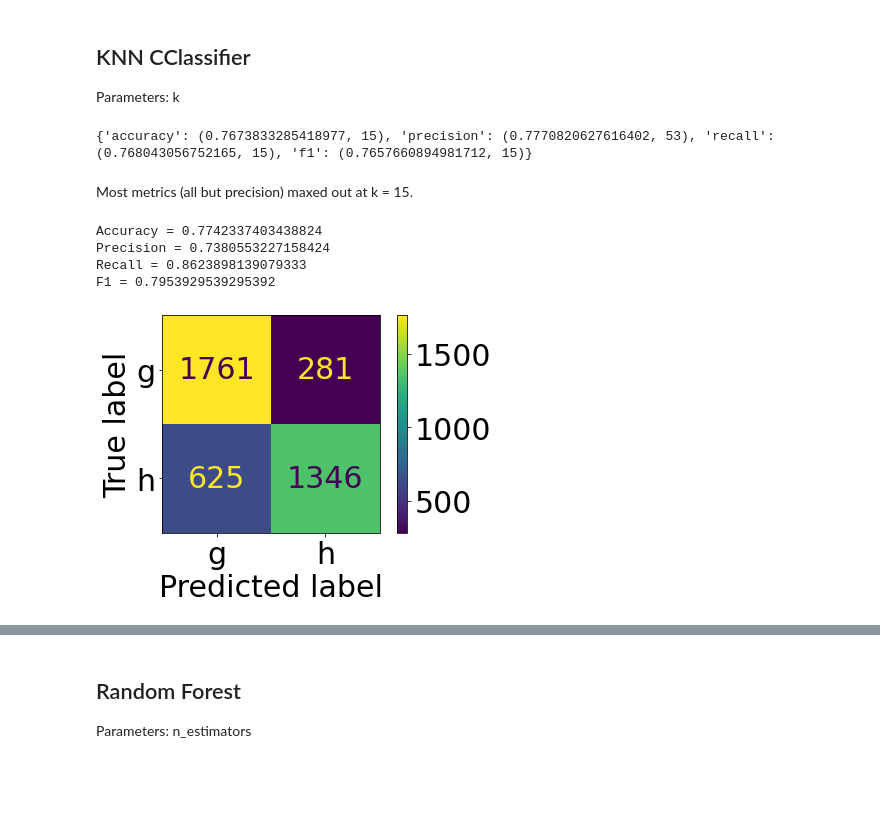
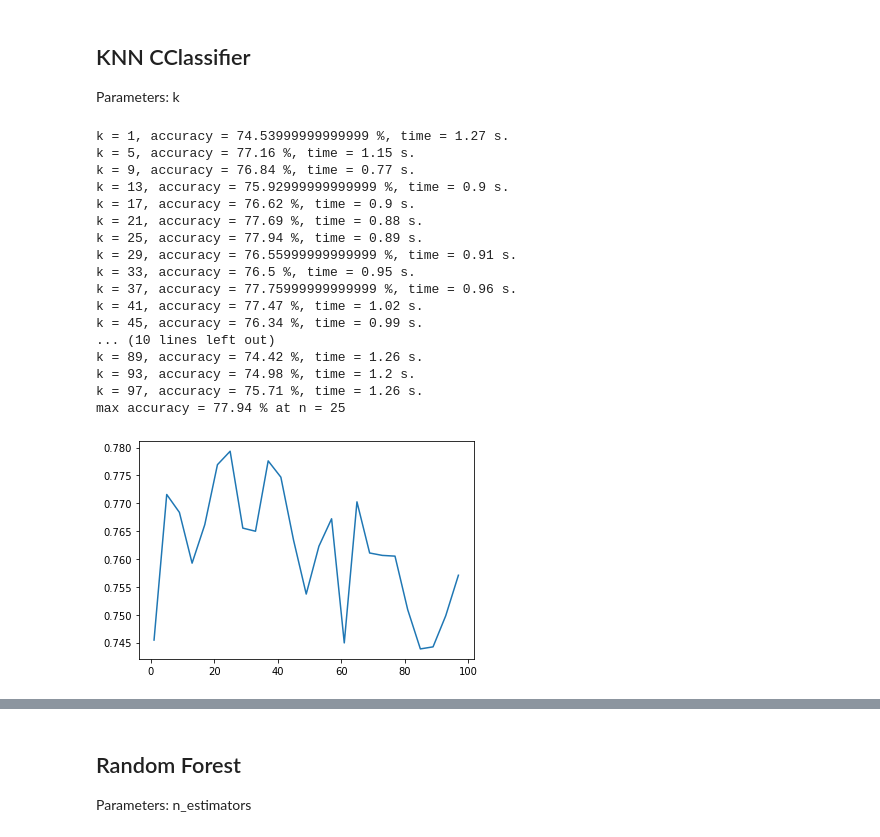
Before and after one commit to moharamfatema/data-classification-ml-python, a Jupyter notebook: classification.ipynb, the cells around one changed output, grey strips where cells are left out. Cells and saved outputs as stored; diff of their text form; code cells hidden in the pictures; blank space fills up the shorter version.

```diff
--- a/classification.ipynb
+++ b/classification.ipynb
@@ -272,41 +376,43 @@ disp_scores(y_test,y_pred_ada_boost)
 
 Parameters: k
 # %%
-# no of samples = 13376 samples
+# k in range (1,100,4)
 
-k_arr = range(1,100,2)
+k_arr = range(1,101,4)
+accuracy_array = [0 for _ in range(len(k_arr))]
 
+for i , k in enumerate(k_arr):
+    knn = KNeighborsClassifier(n_neighbors=k)
+    fit = knn.fit
+    pred = knn.predict
+    time = perf_counter()
+    acc = k_folds(x_train.values,y_train.values,fit,pred)
+    time = perf_counter() - time
+    accuracy_array[i] = acc
+    print(f"k = {k}, accuracy = {round(acc,4)*100} %, time = {round(time,2)} s.")
 
-# tuple: (value of metric, value of n):
+max_acc = max(accuracy_array)
+max_idx = accuracy_array.index(max_acc)
 
-max_avg_scores_at_knn = {k:(-1,-1) for k in METRIC_KEYS}
-
-# takes too long
-
-for n in k_arr:
-    knn = KNeighborsClassifier(n_neighbors=n)
-
-    scores = cross_validation(knn,X,Y)
-    avg_scores = avg_scores_arr(scores)
-    for k,v in max_avg_scores_at_knn.items():
-        if avg_scores[k] > v[0]:
-            max_avg_scores_at_knn[k] = (avg_scores[k],n)
-
-print(max_avg_scores_at_knn)
+print(f"max accuracy = {round(max_acc,4) * 100} % at n = {k_arr[max_idx]}")
+plt.plot(k_arr, accuracy_array)
+plt.show()
 # %% [output]
-{'accuracy': (0.7673833285418977, 15), 'precision': (0.7770820627616402, 53), 'recall': (0.768043056752165, 15), 'f1': (0.7657660894981712, 15)}
+k = 1, accuracy = 74.53999999999999 %, time = 1.27 s.
+k = 5, accuracy = 77.16 %, time = 1.15 s.
+k = 9, accuracy = 76.84 %, time = 0.77 s.
+k = 13, accuracy = 75.92999999999999 %, time = 0.9 s.
+k = 17, accuracy = 76.62 %, time = 0.9 s.
+k = 21, accuracy = 77.69 %, time = 0.88 s.
+k = 25, accuracy = 77.94 %, time = 0.89 s.
+k = 29, accuracy = 76.55999999999999 %, time = 0.91 s.
+k = 33, accuracy = 76.5 %, time = 0.95 s.
+k = 37, accuracy = 77.75999999999999 %, time = 0.96 s.
+k = 41, accuracy = 77.47 %, time = 1.02 s.
+k = 45, accuracy = 76.34 %, time = 0.99 s.
+... (10 lines left out)
+k = 89, accuracy = 74.42 %, time = 1.26 s.
+k = 93, accuracy = 74.98 %, time = 1.2 s.
+k = 97, accuracy = 75.71 %, time = 1.26 s.
+max accuracy = 77.94 % at n = 25
+[figure, added]
-# %% [markdown]
-Most metrics (all but precision) maxed out at k = 15.
-# %%
-# TODO: execute only after tuning n_neighbours
-
-knn = KNeighborsClassifier(n_neighbors=15)
-knn.fit(X,Y)
-y_pred_knn = knn.predict(x_test)
-disp_scores(y_test,y_pred_knn)
-# %% [output]
-Accuracy = 0.7742337403438824
-Precision = 0.7380553227158424
-Recall = 0.8623898139079333
-F1 = 0.7953929539295392
-[figure, removed]
```
Also changed, not shown: parts of 13 cells of this notebook.
